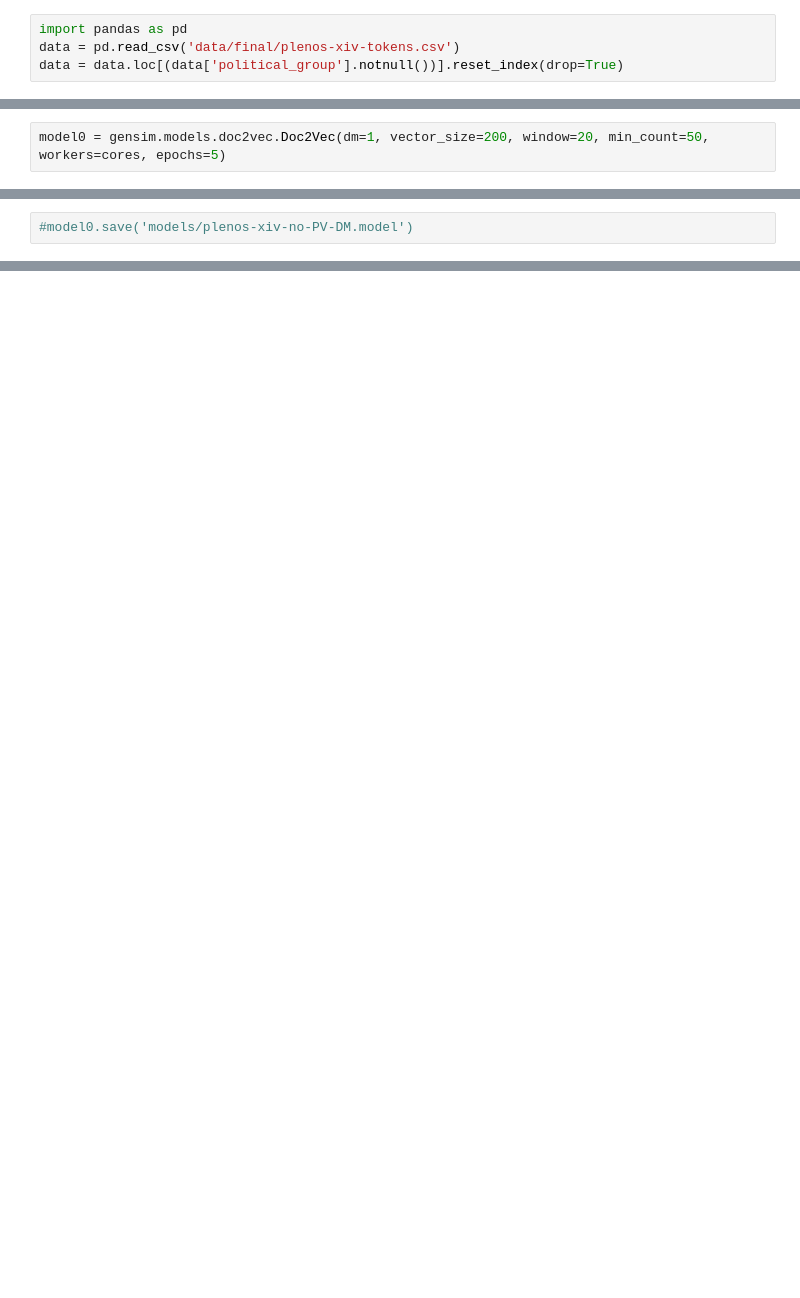
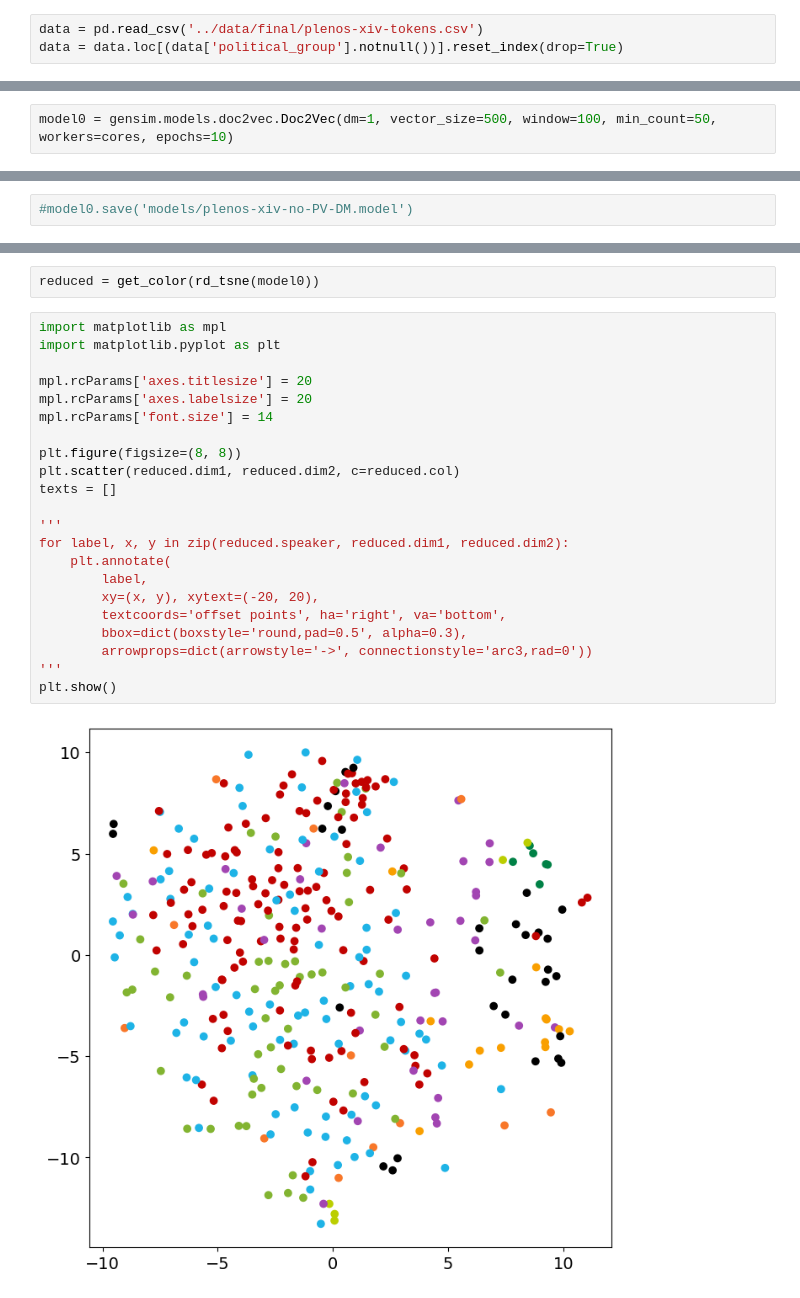
Before and after one commit to dibuja/polarisation-nlp, a Jupyter notebook: notebooks/doc2vec.ipynb, the cells around one changed output, grey strips where cells are left out. Drawn from its saved outputs; the diff is of its cells as text; blank space fills up the shorter version.

```diff
--- a/notebooks/doc2vec.ipynb
+++ b/notebooks/doc2vec.ipynb
@@ -14,4 +12,3 @@ data.loc[0]['enlace_pdf']
 # %%
-import pandas as pd
-data = pd.read_csv('data/final/plenos-xiv-tokens.csv')
+data = pd.read_csv('../data/final/plenos-xiv-tokens.csv')
 data = data.loc[(data['political_group'].notnull())].reset_index(drop=True)
@@ -47,5 +57,5 @@ def read_corpus(fname):
 
 train_corpus = list(read_corpus(corpus))
 # %%
-model0 = gensim.models.doc2vec.Doc2Vec(dm=1, vector_size=200, window=20, min_count=50, workers=cores, epochs=5)
+model0 = gensim.models.doc2vec.Doc2Vec(dm=1, vector_size=500, window=100, min_count=50, workers=cores, epochs=10)
 # %% [output]
@@ -90,3 +186,29 @@ model0.train(train_corpus, total_examples=len(train_corpus), epochs=model0.epoch
+# %%
+reduced = get_color(rd_tsne(model0))
+# %%
+import matplotlib as mpl
+import matplotlib.pyplot as plt
+
+mpl.rcParams['axes.titlesize'] = 20
+mpl.rcParams['axes.labelsize'] = 20
+mpl.rcParams['font.size'] = 14
+
+plt.figure(figsize=(8, 8))
+plt.scatter(reduced.dim1, reduced.dim2, c=reduced.col)
+texts = []
+
+'''
+for label, x, y in zip(reduced.speaker, reduced.dim1, reduced.dim2):
+    plt.annotate(
+        label,
+        xy=(x, y), xytext=(-20, 20),
+        textcoords='offset points', ha='right', va='bottom',
+        bbox=dict(boxstyle='round,pad=0.5', alpha=0.3),
+        arrowprops=dict(arrowstyle='->', connectionstyle='arc3,rad=0'))
+'''
+plt.show()
+# %% [output]
+[figure, added]
 # %%
 # Infering a vector based on some words.
 vector = model0.infer_vector(
```
Also changed, not shown: parts of 21 cells of this notebook, 2 other files.
